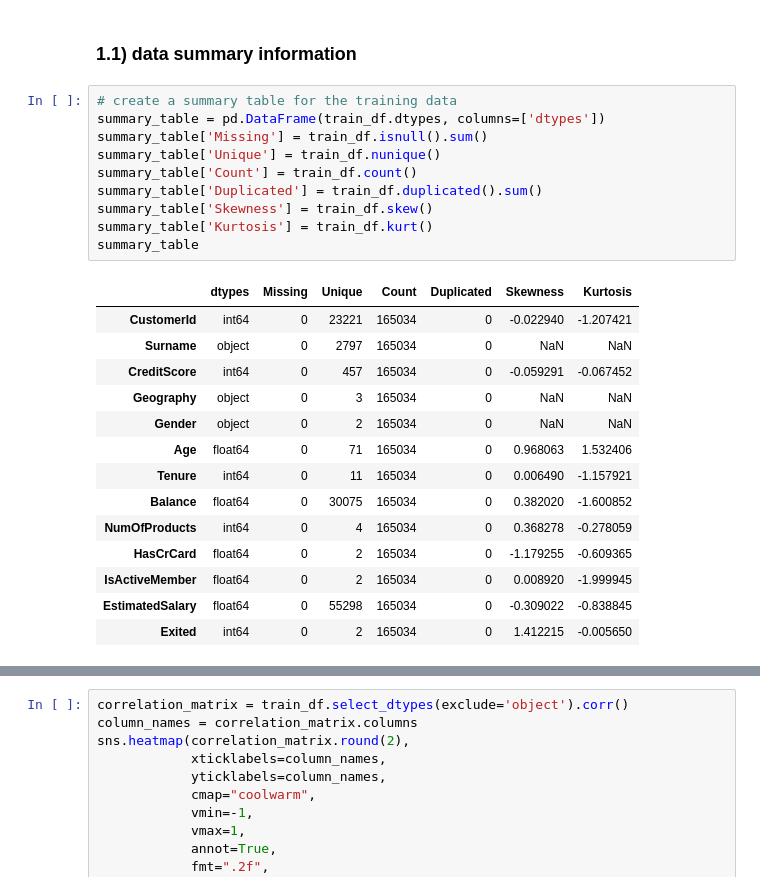
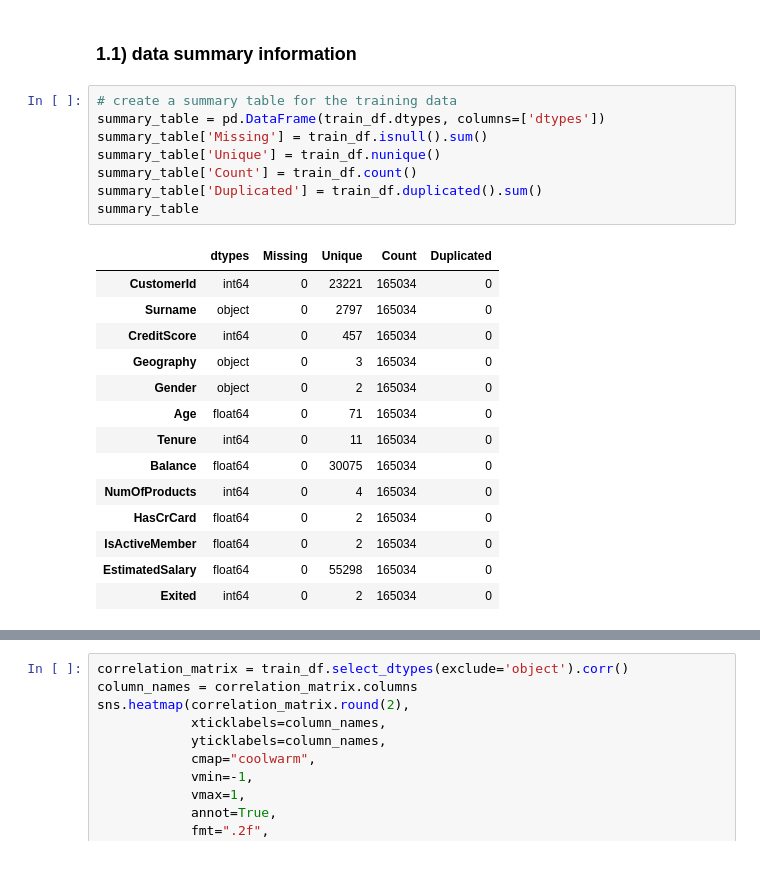
Before and after one commit to RuiFSP/Kaggle, a Jupyter notebook: Playground_Series_S4/1-Binary Classification with a Bank Churn Dataset/bank_churn_optimize_clean.ipynb, the cells around one changed output, grey strips where cells are left out. Cells and saved outputs as stored; diff of their text form.

```diff
--- a/Playground_Series_S4/1-Binary Classification with a Bank Churn Dataset/bank_churn_optimize_clean.ipynb
+++ b/Playground_Series_S4/1-Binary Classification with a Bank Churn Dataset/bank_churn_optimize_clean.ipynb
@@ -119,28 +118,26 @@ train_df.head()
 # %%
 # create a summary table for the training data
 summary_table = pd.DataFrame(train_df.dtypes, columns=['dtypes'])
 summary_table['Missing'] = train_df.isnull().sum()
 summary_table['Unique'] = train_df.nunique()
 summary_table['Count'] = train_df.count()
 summary_table['Duplicated'] = train_df.duplicated().sum()
-summary_table['Skewness'] = train_df.skew()
-summary_table['Kurtosis'] = train_df.kurt()
 summary_table
 # %% [output]
-|  | dtypes | Missing | Unique | Count | Duplicated | Skewness | Kurtosis |
-| CustomerId | int64 | 0 | 23221 | 165034 | 0 | -0.022940 | -1.207421 |
-| Surname | object | 0 | 2797 | 165034 | 0 | NaN | NaN |
-| CreditScore | int64 | 0 | 457 | 165034 | 0 | -0.059291 | -0.067452 |
-| Geography | object | 0 | 3 | 165034 | 0 | NaN | NaN |
-| Gender | object | 0 | 2 | 165034 | 0 | NaN | NaN |
-| Age | float64 | 0 | 71 | 165034 | 0 | 0.968063 | 1.532406 |
-| Tenure | int64 | 0 | 11 | 165034 | 0 | 0.006490 | -1.157921 |
-| Balance | float64 | 0 | 30075 | 165034 | 0 | 0.382020 | -1.600852 |
-| NumOfProducts | int64 | 0 | 4 | 165034 | 0 | 0.368278 | -0.278059 |
-| HasCrCard | float64 | 0 | 2 | 165034 | 0 | -1.179255 | -0.609365 |
-| IsActiveMember | float64 | 0 | 2 | 165034 | 0 | 0.008920 | -1.999945 |
-| EstimatedSalary | float64 | 0 | 55298 | 165034 | 0 | -0.309022 | -0.838845 |
-| Exited | int64 | 0 | 2 | 165034 | 0 | 1.412215 | -0.005650 |
+|  | dtypes | Missing | Unique | Count | Duplicated |
+| CustomerId | int64 | 0 | 23221 | 165034 | 0 |
+| Surname | object | 0 | 2797 | 165034 | 0 |
+| CreditScore | int64 | 0 | 457 | 165034 | 0 |
+| Geography | object | 0 | 3 | 165034 | 0 |
+| Gender | object | 0 | 2 | 165034 | 0 |
+| Age | float64 | 0 | 71 | 165034 | 0 |
+| Tenure | int64 | 0 | 11 | 165034 | 0 |
+| Balance | float64 | 0 | 30075 | 165034 | 0 |
+| NumOfProducts | int64 | 0 | 4 | 165034 | 0 |
+| HasCrCard | float64 | 0 | 2 | 165034 | 0 |
+| IsActiveMember | float64 | 0 | 2 | 165034 | 0 |
+| EstimatedSalary | float64 | 0 | 55298 | 165034 | 0 |
+| Exited | int64 | 0 | 2 | 165034 | 0 |
 # %%
 # let's look at the target variable
 print(train_df['Exited'].value_counts(normalize=True))
```
Also changed, not shown: parts of 23 cells of this notebook, 4 other files.
